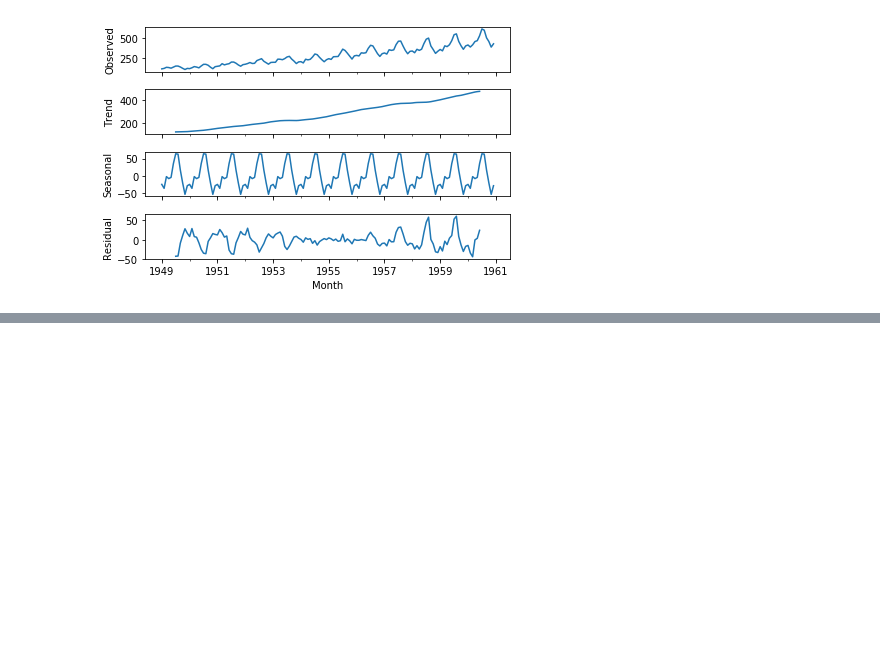
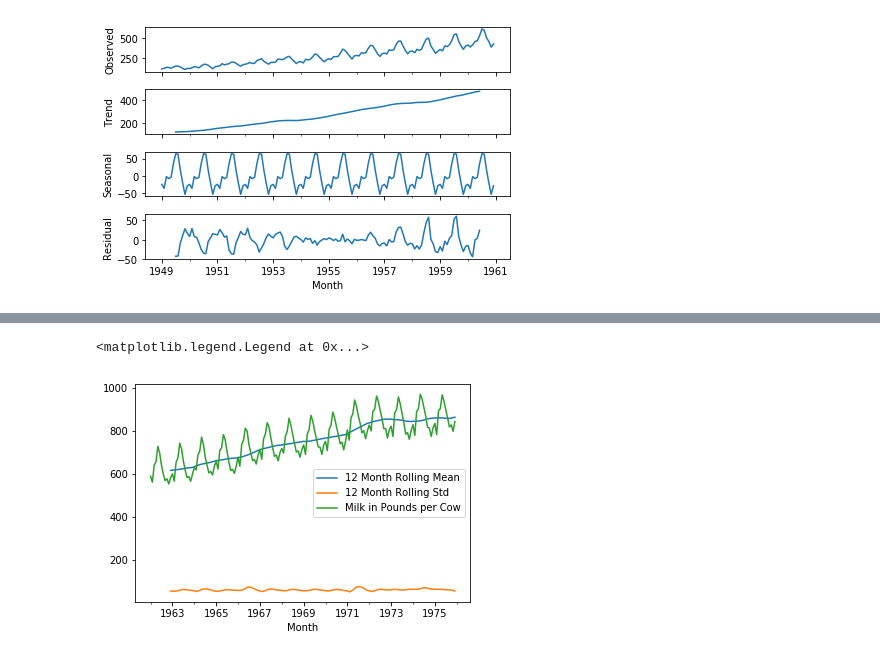
Before and after one commit to douglasbruce88/PythonForFinanceAndTrading, a Jupyter notebook: 08-Time-Series-Analysis/MyCourseNotes.ipynb, the cells around one changed output, grey strips where cells are left out. Cells and saved outputs as stored; diff of their text form; code cells hidden in the pictures; blank space fills up the shorter version.

```diff
--- a/08-Time-Series-Analysis/MyCourseNotes.ipynb
+++ b/08-Time-Series-Analysis/MyCourseNotes.ipynb
@@ -148,0 +218,2 @@ result.plot()
+# %%
+time_series = df['Milk in Pounds per Cow']
@@ -148,0 +226,8 @@ result.plot()
+# %%
+time_series.rolling(12).mean().plot(label='12 Month Rolling Mean')
+time_series.rolling(12).std().plot(label='12 Month Rolling Std')
+time_series.plot()
+plt.legend()
+# %% [output]
+<matplotlib.legend.Legend at 0x...>
+[figure, added]
```
Also changed, not shown: parts of 59 cells of this notebook.
